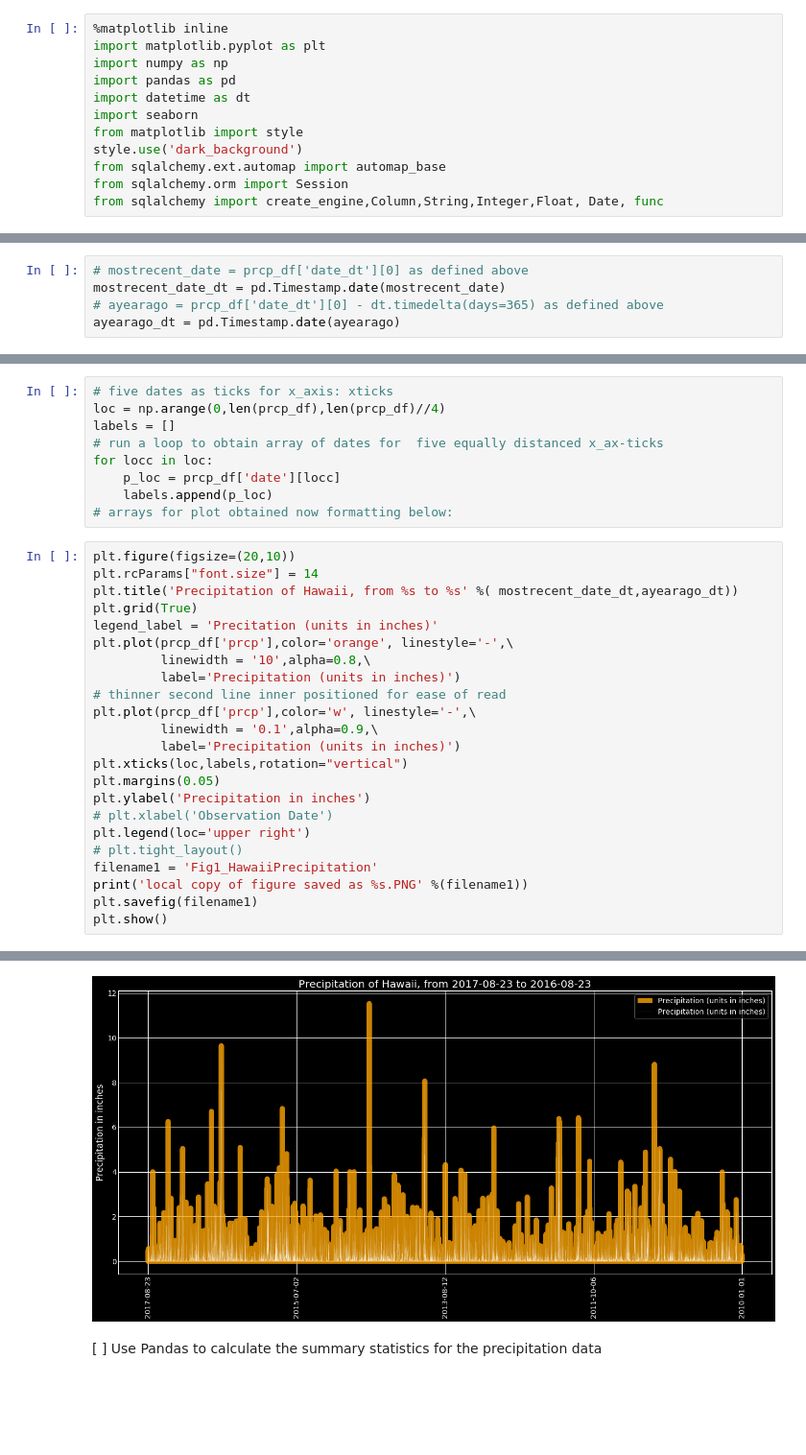
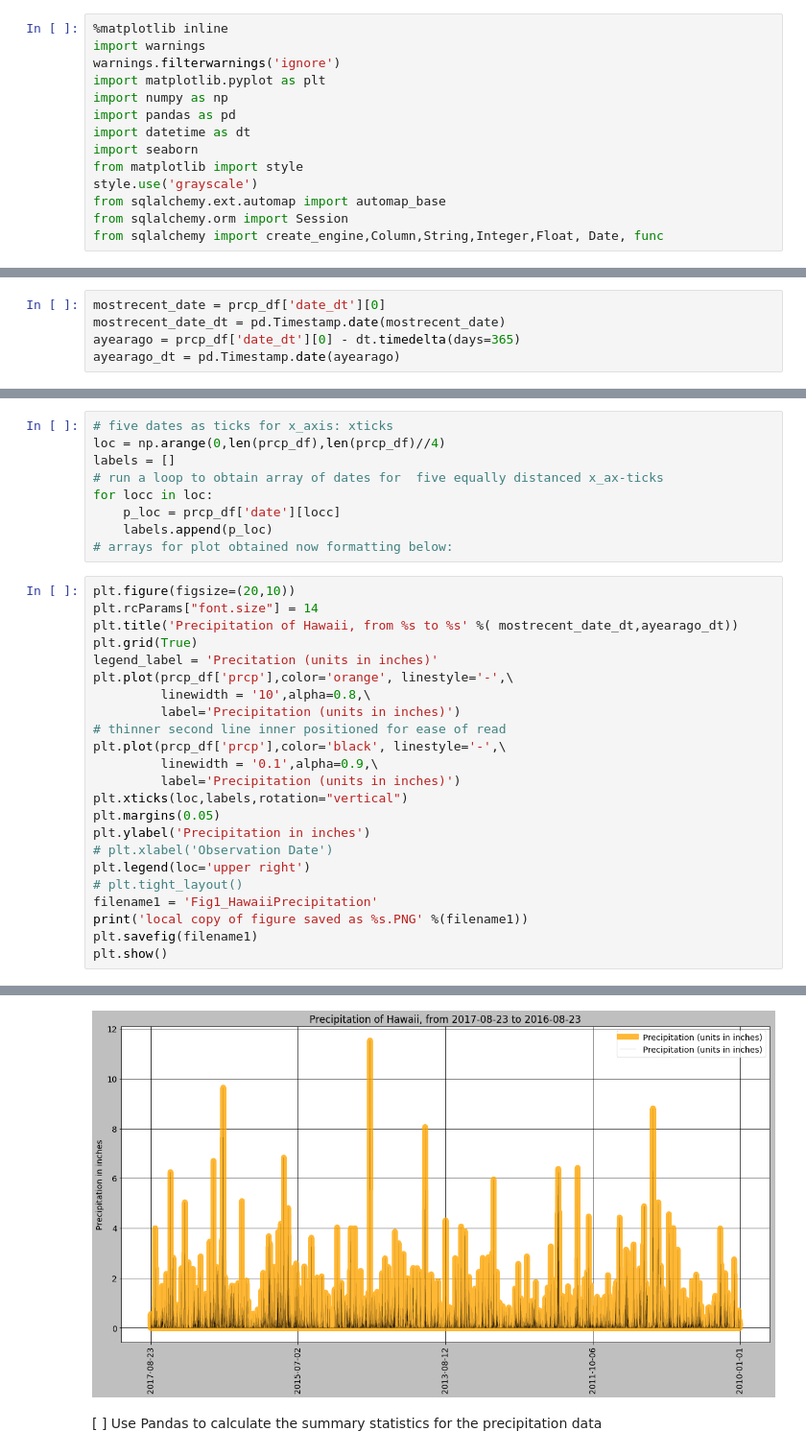
Before and after one commit to attila5287/DU_BigData_hw09_SQLalchemy_Flask_Webframework, a Jupyter notebook: hw09_Jpyter-Copy2.ipynb, the cells around one changed output, grey strips where cells are left out. Shown at 96% size. Saved outputs shown, nothing was run; the diff lists cells and outputs as text; blank space fills up the shorter version.

```diff
--- a/hw09_Jpyter-Copy2.ipynb
+++ b/hw09_Jpyter-Copy2.ipynb
@@ -5,13 +5,15 @@
 [] Dependencies
 # %%
 %matplotlib inline
+import warnings
+warnings.filterwarnings('ignore')
 import matplotlib.pyplot as plt
 import numpy as np
 import pandas as pd
 import datetime as dt
 import seaborn
 from matplotlib import style
-style.use('dark_background')
+style.use('grayscale')
 from sqlalchemy.ext.automap import automap_base
 from sqlalchemy.orm import Session
 from sqlalchemy import create_engine,Column,String,Integer,Float, Date, func
@@ -58,9 +60,9 @@ backupprcp_df = prcp_df.copy
 # %% [markdown]
 [ ]  Calculate the date 1 year ago from the last data point in the database
 # %%
-# mostrecent_date = prcp_df['date_dt'][0] as defined above
+mostrecent_date = prcp_df['date_dt'][0]
 mostrecent_date_dt = pd.Timestamp.date(mostrecent_date)
-# ayearago = prcp_df['date_dt'][0] - dt.timedelta(days=365) as defined above
+ayearago = prcp_df['date_dt'][0] - dt.timedelta(days=365)
 ayearago_dt = pd.Timestamp.date(ayearago)
 # %% [markdown]
 [ ] Use Pandas Plotting with Matplotlib to plot the data
@@ -76,29 +78,29 @@ for locc in loc:
 # %%
 plt.figure(figsize=(20,10))
 plt.rcParams["font.size"] = 14
 plt.title('Precipitation of Hawaii, from %s to %s' %( mostrecent_date_dt,ayearago_dt))
 plt.grid(True)
 legend_label = 'Precitation (units in inches)'
 plt.plot(prcp_df['prcp'],color='orange', linestyle='-',\
          linewidth = '10',alpha=0.8,\
          label='Precipitation (units in inches)')
 # thinner second line inner positioned for ease of read
-plt.plot(prcp_df['prcp'],color='w', linestyle='-',\
+plt.plot(prcp_df['prcp'],color='black', linestyle='-',\
          linewidth = '0.1',alpha=0.9,\
          label='Precipitation (units in inches)')
 plt.xticks(loc,labels,rotation="vertical")
 plt.margins(0.05)
 plt.ylabel('Precipitation in inches')
 # plt.xlabel('Observation Date')
 plt.legend(loc='upper right')
 # plt.tight_layout()
 filename1 = 'Fig1_HawaiiPrecipitation'
 print('local copy of figure saved as %s.PNG' %(filename1))
 plt.savefig(filename1)
 plt.show()
 # %% [output]
 local copy of figure saved as Fig1_HawaiiPrecipitation.PNG
-[figure, old version]
+[figure, new version]
 # %% [markdown]
 [ ] Use Pandas to calculate the summary statistics for the precipitation data
 # %%
```
Also changed, not shown: parts of 18 cells of this notebook, 4 other files.
